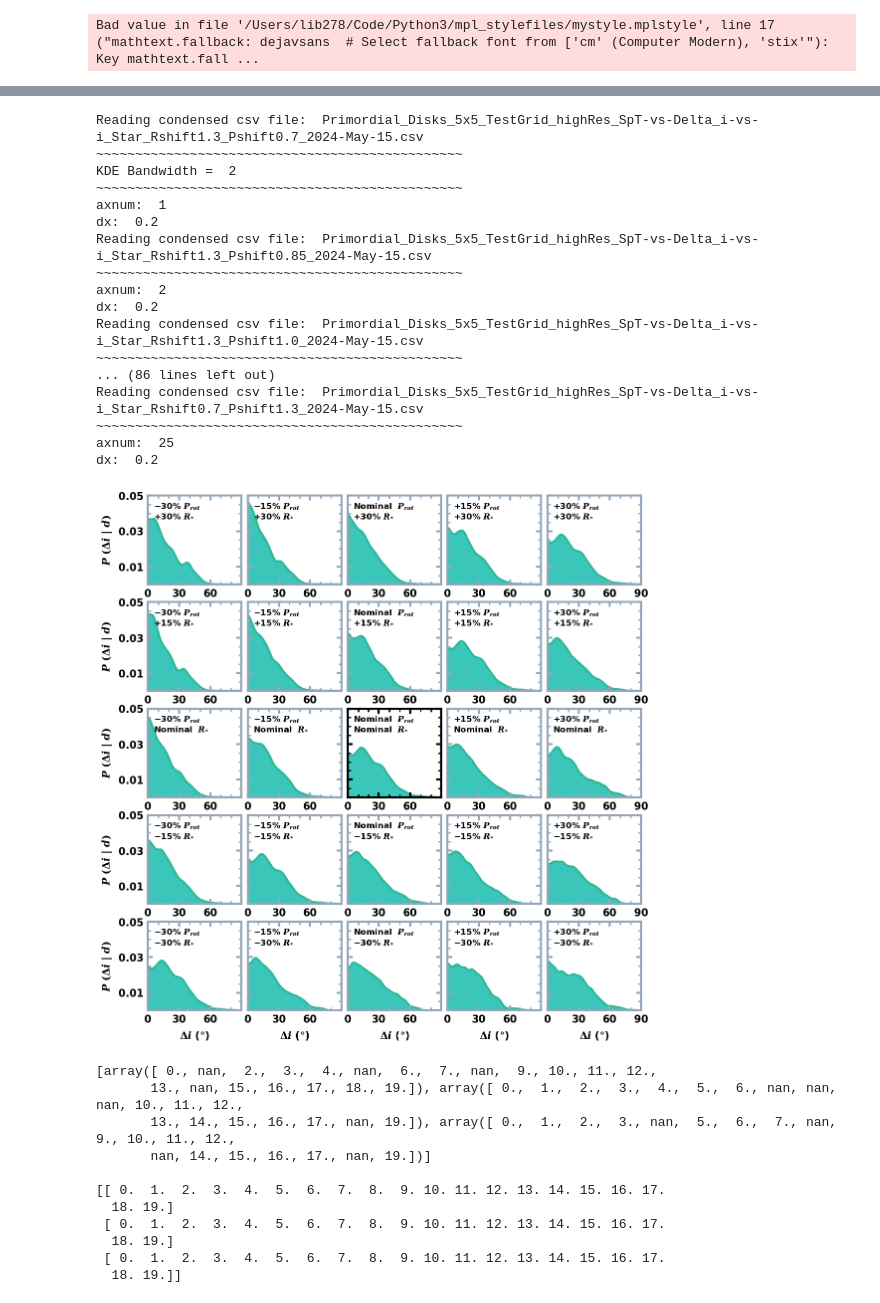
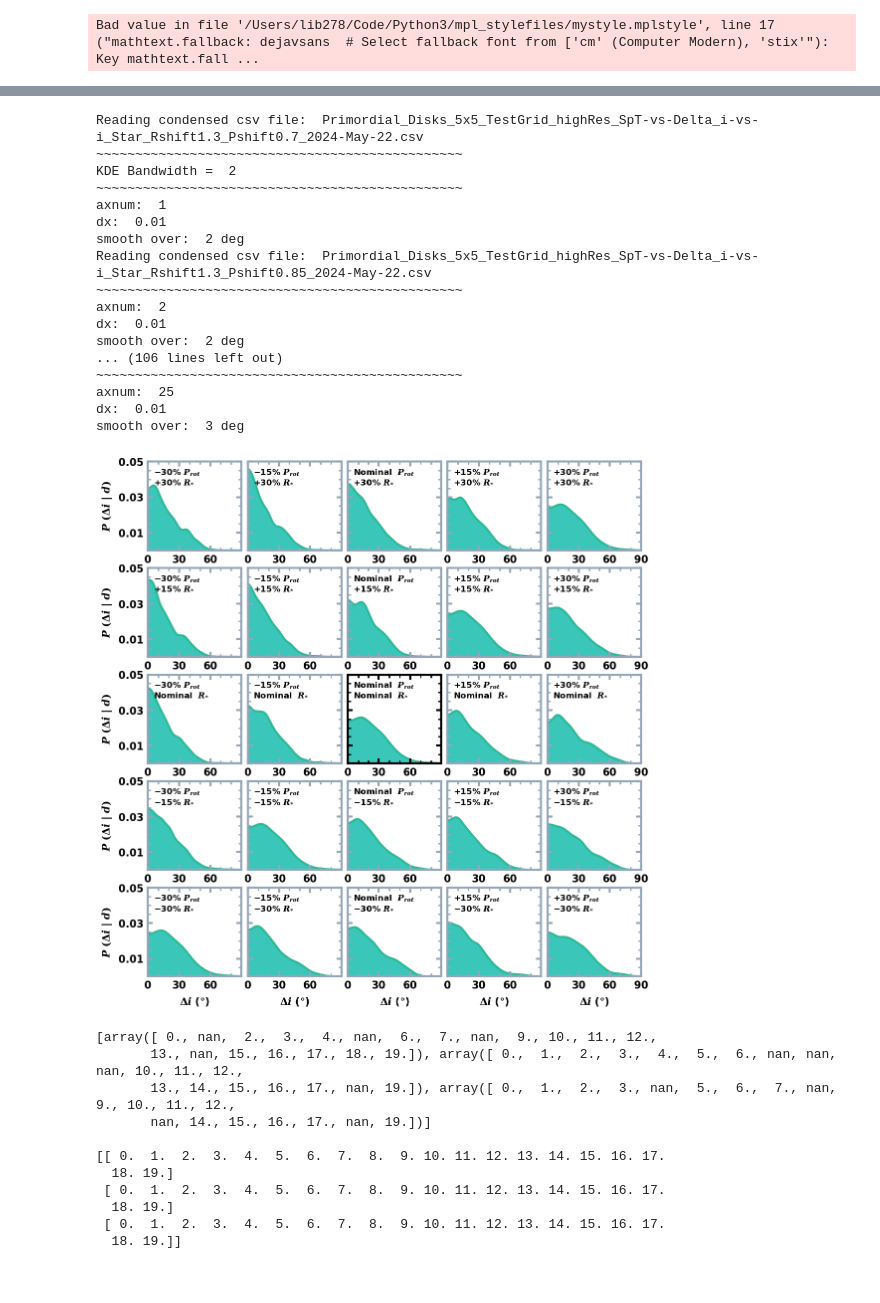
Before and after one commit to lbiddle/Primordial_Disks, a Jupyter notebook: primordial_disks_test_grid.ipynb, the cells around one changed output, grey strips where cells are left out. Drawn from its saved outputs; the diff is of its cells as text; code cells hidden in the pictures.

```diff
--- a/primordial_disks_test_grid.ipynb
+++ b/primordial_disks_test_grid.ipynb
@@ -1015,7 +1130,7 @@ colormap = choose_cmap('cyber grape', reverse_cmap=False)  # choose_cmap('volcan
 sampling_resolution = 'high'
 resolution_text = sampling_resolution + 'Res'
 
-date_str = '2024-May-15'
+date_str = '2024-May-22'
 
 if sampling_resolution == 'high':
     distribution_dir = '/Users/lib278/Documents/Manuscripts/PRIMORDIAL_DISKS/Tables/Probability_Distributions/TestGrid/High/'
@@ -1026,12 +1141,6 @@ if sampling_resolution == 'low':
 
 nominal_kde_file = '/Users/lib278/Documents/Manuscripts/PRIMORDIAL_DISKS/Tables/Condensed_Sample_By_Date/KDE_' + sampling_resolution + 'Res_Rshift1_Pshift1_' + date_str + '.csv'
 nominal_condensed_file = '/Users/lib278/Documents/Manuscripts/PRIMORDIAL_DISKS/Tables/Condensed_Sample_By_Date/adopted_' + sampling_resolution + 'Res_' + date_str + '.csv'
-
-# R_shifts = np.array([0.5, 0.75, 1.0, 1.25, 1.5])[::-1]
-# P_shifts = np.array([0.5, 0.75, 1.0, 1.25, 1.5])
-
-# R_shifts = np.array([0.6, 0.8, 1.0, 1.2, 1.4])[::-1]
-# P_shifts = np.array([0.6, 0.8, 1.0, 1.2, 1.4])
 
 R_shifts = np.array([0.7, 0.85, 1.0, 1.15, 1.3])[::-1]
 P_shifts = np.array([0.7, 0.85, 1.0, 1.15, 1.3])
@@ -1095,7 +1204,7 @@ Bad value in file '/Users/lib278/Code/Python3/mpl_stylefiles/mystyle.mplstyle',
 # figure_width = 11.9
 # figure_height = 11.25
 # %%
-compute_new_posteriors = True
+compute_new_posteriors = False
 
 save_csv_file = True
 if compute_new_posteriors == False:
@@ -1652,10 +1761,10 @@ for R_shift in R_shifts:
 cbar_ax = fig.add_subplot(gs[:, -1])
 # fig.colorbar(sc, cax=cbar_ax)
 cbar = plt.colorbar(mpl.cm.ScalarMappable(norm=parameter_z_norm, cmap=colormap), cax=cbar_ax) # , use_gridspec=True, shrink=1., fraction=0.05, pad=0.02)  # location='top',
-cbar.set_label(z_label, labelpad=30, rotation=270, fontsize=1.1*font_size_5x5, weight='bold')
+cbar.set_label(z_label, labelpad=22, rotation=270, fontsize=1.3*font_size_5x5, weight='bold')
 cbar_ticks_floats = cbar.get_ticks()
 cbar_ticks = [int(cbar_tick) for cbar_tick in cbar_ticks_floats]
-cbar.set_ticklabels(cbar_ticks, fontsize=1.1*font_size_5x5)
+cbar.set_ticklabels(cbar_ticks, fontsize=1.3*font_size_5x5)
 
 
 
@@ -1792,12 +1893,22 @@ for R_shift in R_shifts:
         band_width = 2
         if P_shift > R_shift:
             band_width = 3
-        number_of_draws = int(1e3)
+        number_of_draws = int(2e2)
+
         do_MAPs = False
+
         do_mirror = True
-        smooth_on = False
 
-        smooth_over_deg = 4  # 1.7  # deg
+        smooth_on = True
+
+        if P_shift > R_shift:
+            smooth_over_deg = 3
+        else:
+            smooth_over_deg = 2
+
+        if P_shift == R_shift:
+            smooth_on = False
+
 
 
         if axnum == 0:
@@ -1978,43 +2089,43 @@ for R_shift in R_shifts:
 
         ax.tick_params(which='minor', length=4, width=2, color=spine_color)
         ax.tick_params(which='major', length=7, width=3, color=spine_color)
 
         axnum += 1
 
 
 fig.subplots_adjust(left=0.11, bottom=0.06, right=0.98, top=0.98, wspace=0.08, hspace=0.20)
 
 
 # SAVE THE FIGURE
 testgrid_save_string = '5x5_TestGrid_KDEs_' + resolution_text + '_' + z_colors_text + '_' + light_or_dark_dext + '_' + transparent_text + '_'  + date_str + '.pdf'
 
 if save_final_figure == True:
     if plot_transparent == True:
         fig.savefig(test_figures_directory + testgrid_save_string, dpi=300, transparent=True)
     else:
         fig.savefig(test_figures_directory + testgrid_save_string, dpi=300, transparent=False)
 
 
 plt.show()
 # %% [output]
-Reading condensed csv file:  Primordial_Disks_5x5_TestGrid_highRes_SpT-vs-Delta_i-vs-i_Star_Rshift1.3_Pshift0.7_2024-May-15.csv
+Reading condensed csv file:  Primordial_Disks_5x5_TestGrid_highRes_SpT-vs-Delta_i-vs-i_Star_Rshift1.3_Pshift0.7_2024-May-22.csv
 ~~~~~~~~~~~~~~~~~~~~~~~~~~~~~~~~~~~~~~~~~~~~~~~
 KDE Bandwidth =  2
 ~~~~~~~~~~~~~~~~~~~~~~~~~~~~~~~~~~~~~~~~~~~~~~~
 axnum:  1
-dx:  0.2
-Reading condensed csv file:  Primordial_Disks_5x5_TestGrid_highRes_SpT-vs-Delta_i-vs-i_Star_Rshift1.3_Pshift0.85_2024-May-15.csv
+dx:  0.01
+smooth over:  2 deg
+Reading condensed csv file:  Primordial_Disks_5x5_TestGrid_highRes_SpT-vs-Delta_i-vs-i_Star_Rshift1.3_Pshift0.85_2024-May-22.csv
 ~~~~~~~~~~~~~~~~~~~~~~~~~~~~~~~~~~~~~~~~~~~~~~~
 axnum:  2
-dx:  0.2
-Reading condensed csv file:  Primordial_Disks_5x5_TestGrid_highRes_SpT-vs-Delta_i-vs-i_Star_Rshift1.3_Pshift1.0_2024-May-15.csv
-~~~~~~~~~~~~~~~~~~~~~~~~~~~~~~~~~~~~~~~~~~~~~~~
-... (86 lines left out)
-Reading condensed csv file:  Primordial_Disks_5x5_TestGrid_highRes_SpT-vs-Delta_i-vs-i_Star_Rshift0.7_Pshift1.3_2024-May-15.csv
+dx:  0.01
+smooth over:  2 deg
+... (106 lines left out)
 ~~~~~~~~~~~~~~~~~~~~~~~~~~~~~~~~~~~~~~~~~~~~~~~
 axnum:  25
-dx:  0.2
+dx:  0.01
+smooth over:  3 deg
-[figure, old version]
+[figure, new version]
 # %%
 np.random.seed(4)
 lenbep = 3
```
Also changed, not shown: parts of 6 cells of this notebook, 3 other files.
